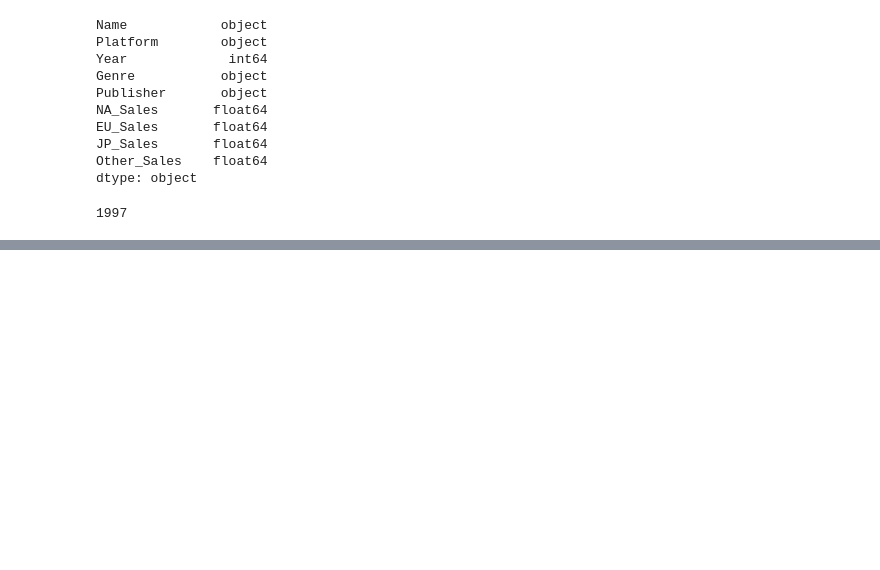
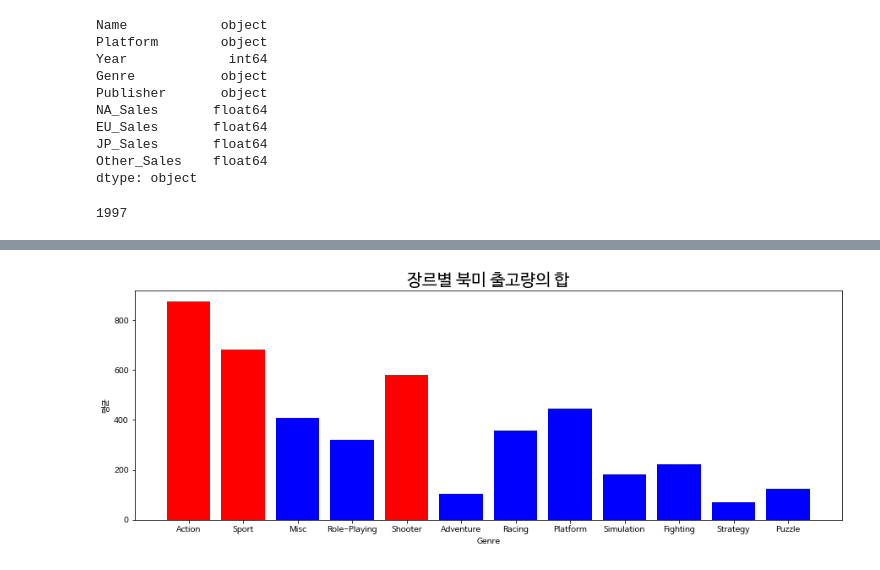
Before and after one commit to poandpo/project-, a Jupyter notebook: project1.ipynb, the cells around one changed output, grey strips where cells are left out. Drawn from its saved outputs; the diff is of its cells as text; code cells hidden in the pictures; blank space fills up the shorter version.

```diff
--- a/project1.ipynb
+++ b/project1.ipynb
@@ -95,0 +97,2 @@ Name: Year, dtype: int64
+# %%
+df_g= df.sort_values(by=['Genre'], axis=0).reset_index(drop=True)[['Genre','NA_Sales',	'EU_Sales',	'JP_Sales',	'Other_Sales' ]]
@@ -95,0 +108,19 @@ Name: Year, dtype: int64
+# %%
+a=df_g[df_g['Genre'].isin(['Action'])].sum()
+b=df_g[df_g['Genre'].isin(['Sports'])].sum()
+c=df_g[df_g['Genre'].isin(['Misc'])].sum()
+d=df_g[df_g['Genre'].isin(['Role-Playing'])].sum()
+e=df_g[df_g['Genre'].isin(['Shooter'])].sum()
+f=df_g[df_g['Genre'].isin(['Adventure'])].sum()
+g=df_g[df_g['Genre'].isin(['Racing'])].sum()
+h=df_g[df_g['Genre'].isin(['Platform'])].sum()
+i=df_g[df_g['Genre'].isin(['Simulation'])].sum()
+j=df_g[df_g['Genre'].isin(['Fighting'])].sum()
+k=df_g[df_g['Genre'].isin(['Strategy'])].sum()
+l=df_g[df_g['Genre'].isin(['Puzzle'])].sum()
+# %%
+df_g_to=pd.concat([a,b,c,d,e,f,g,h,i,j,k,l], axis=1) # 평균 구한것을 합쳐주기
+df_g_to.columns=['Action','Sport','Misc','Role-Playing','Shooter','Adventure','Racing','Platform','Simulation','Fighting','Strategy','Puzzle']
+# 컬럼명을 변경
+df_g_to=df_g_to.T.drop(columns='Genre') #행과 열 전환
+df_g_to
@@ -95,0 +179,21 @@ Name: Year, dtype: int64
+# %%
+import matplotlib.pyplot as plt
+
+plt.rc('font', family='NanumBarunGothic')
+# %%
+area_category=['Action','Sport','Misc','Role-Playing','Shooter','Adventure','Racing','Platform','Simulation','Fighting','Strategy','Puzzle']
+
+plt.figure(figsize=(15,5))
+
+xtick_label_position = list(range(len(area_category))) ## x축 눈금 라벨이 표시될 x좌표
+plt.xticks(xtick_label_position, area_category)
+colors=['r','r','b','b','r','b','b','b','b','b','b','b']
+
+plt.bar(xtick_label_position, df_g_to.iloc[:,0], color=colors)
+
+plt.title('장르별 북미 출고량의 합',fontsize=20) ## 타이틀 출력
+plt.xlabel('Genre') ## x축 라벨 출력
+plt.ylabel('평균') ## y축 라벨 출력
+plt.show()
+# %% [output]
+[figure, added]
```
Also changed, not shown: parts of 20 cells of this notebook.
